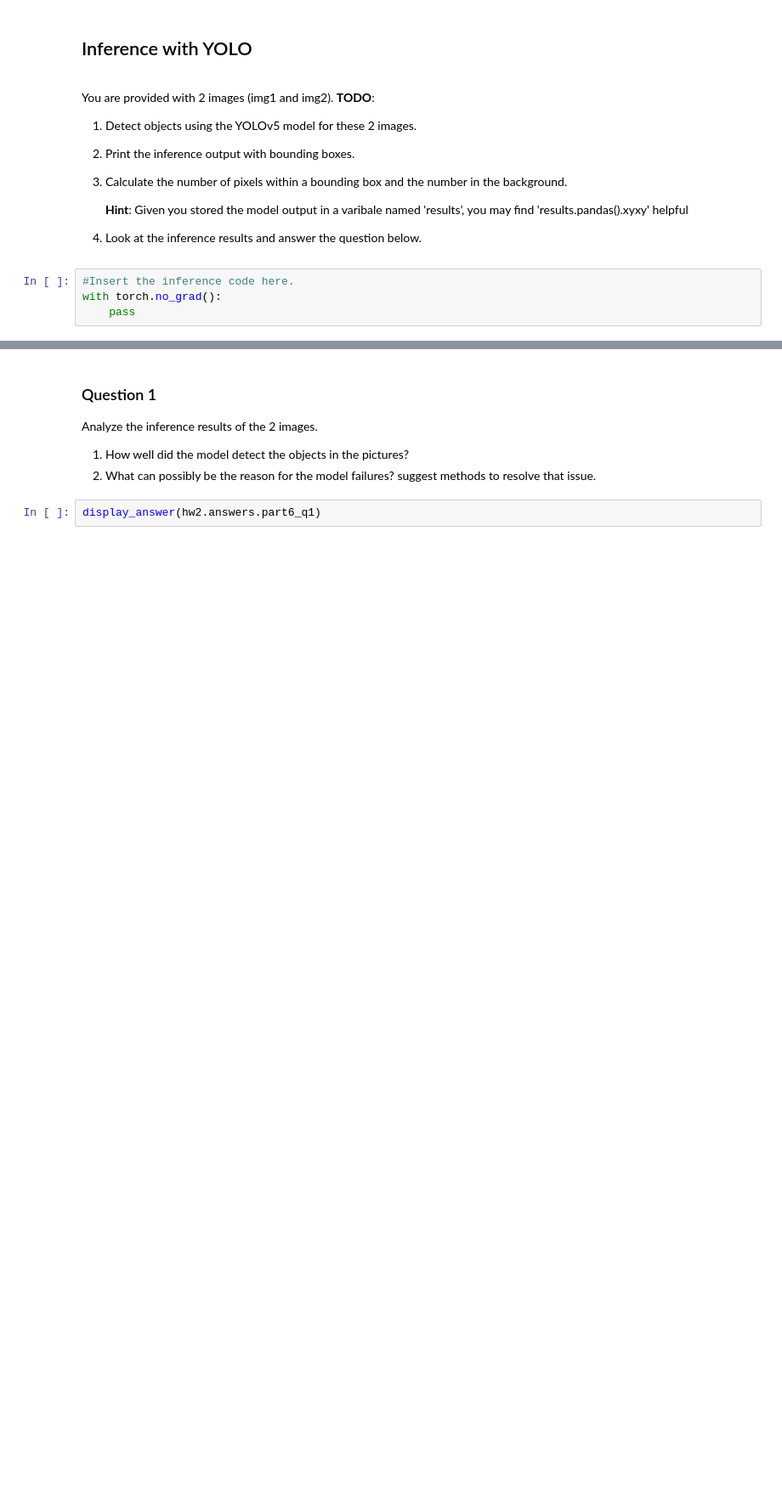
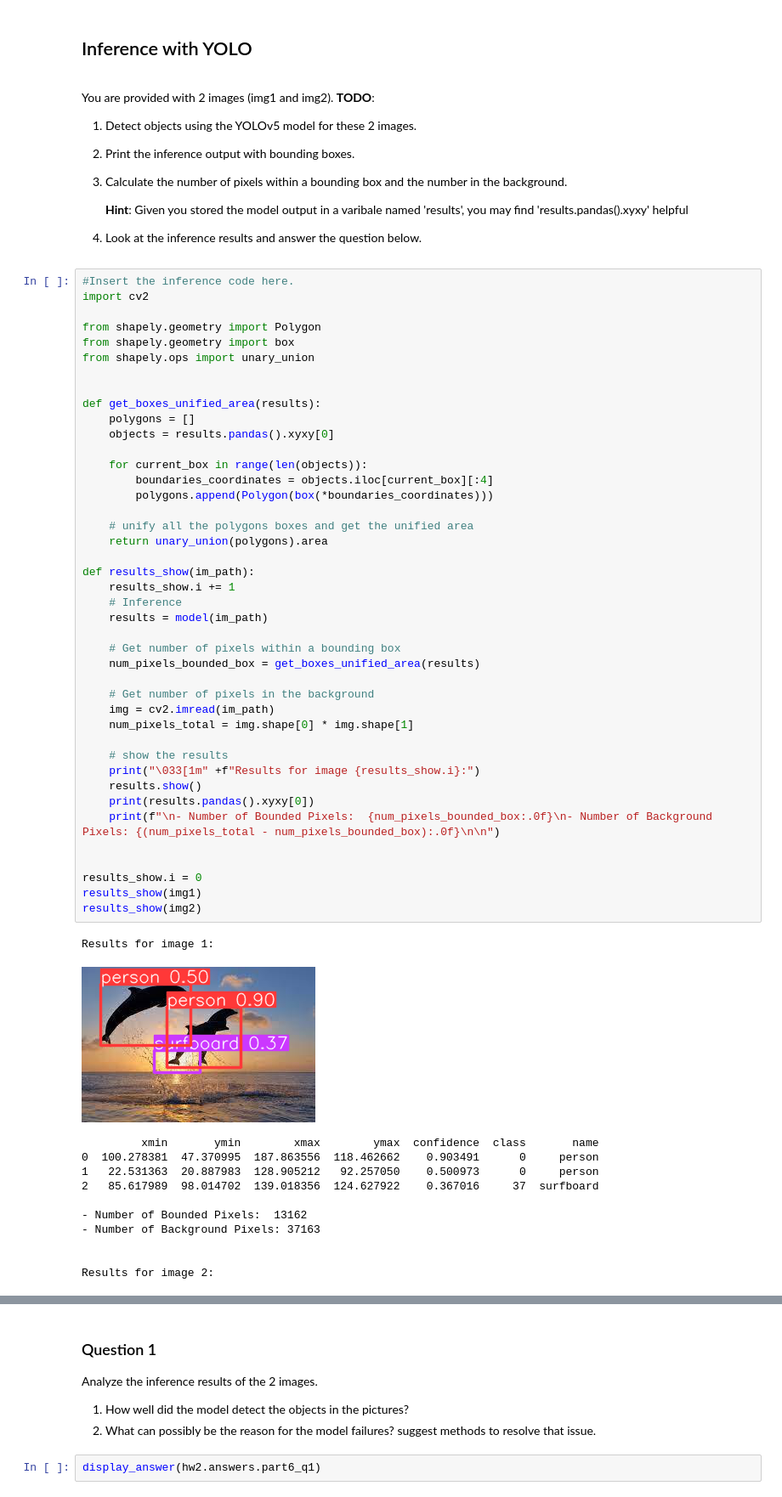
Before and after one commit to ofernis/Deep-Learning---Essentials, a Jupyter notebook: Part6_YOLO.ipynb, the cells around one changed output, grey strips where cells are left out. Shown at 85% size. Saved outputs shown, nothing was run; the diff lists cells and outputs as text; blank space fills up the shorter version.

```diff
--- a/Part6_YOLO.ipynb
+++ b/Part6_YOLO.ipynb
@@ -40,7 +47,58 @@ You are provided with 2 images (img1 and img2).
 
    **Hint**: Given you stored the model output in a varibale named 'results', you may find 'results.pandas().xyxy' helpful
 4. Look at the inference results and answer the question below.
-# %%
-#Insert the inference code here.
-with torch.no_grad():
-    pass
+# %%
+#Insert the inference code here.
+import cv2
+
+from shapely.geometry import Polygon
+from shapely.geometry import box
+from shapely.ops import unary_union
+
+
+def get_boxes_unified_area(results):
+    polygons = []
+    objects = results.pandas().xyxy[0]
+
+    for current_box in range(len(objects)):
+        boundaries_coordinates = objects.iloc[current_box][:4]
+        polygons.append(Polygon(box(*boundaries_coordinates)))
+
+    # unify all the polygons boxes and get the unified area
+    return unary_union(polygons).area
+
+def results_show(im_path):
+    results_show.i += 1
+    # Inference
+    results = model(im_path)
+
+    # Get number of pixels within a bounding box
+    num_pixels_bounded_box = get_boxes_unified_area(results)
+
+    # Get number of pixels in the background
+    img = cv2.imread(im_path)
+    num_pixels_total = img.shape[0] * img.shape[1]
+
+    # show the results
+    print("\033[1m" +f"Results for image {results_show.i}:")
+    results.show()
+    print(results.pandas().xyxy[0])
+    print(f"\n- Number of Bounded Pixels:  {num_pixels_bounded_box:.0f}\n- Number of Background Pixels: {(num_pixels_total - num_pixels_bounded_box):.0f}\n\n")
+
+
+results_show.i = 0
+results_show(img1)
+results_show(img2)
+# %% [output]
+Results for image 1:
+[figure, added]
+         xmin       ymin        xmax        ymax  confidence  class       name
+0  100.278381  47.370995  187.863556  118.462662    0.903491      0     person
+1   22.531363  20.887983  128.905212   92.257050    0.500973      0     person
+2   85.617989  98.014702  139.018356  124.627922    0.367016     37  surfboard
+
+- Number of Bounded Pixels:  13162
+- Number of Background Pixels: 37163
+
+
+Results for image 2:
```
Also changed, not shown: parts of 4 cells of this notebook, 4 other files.
